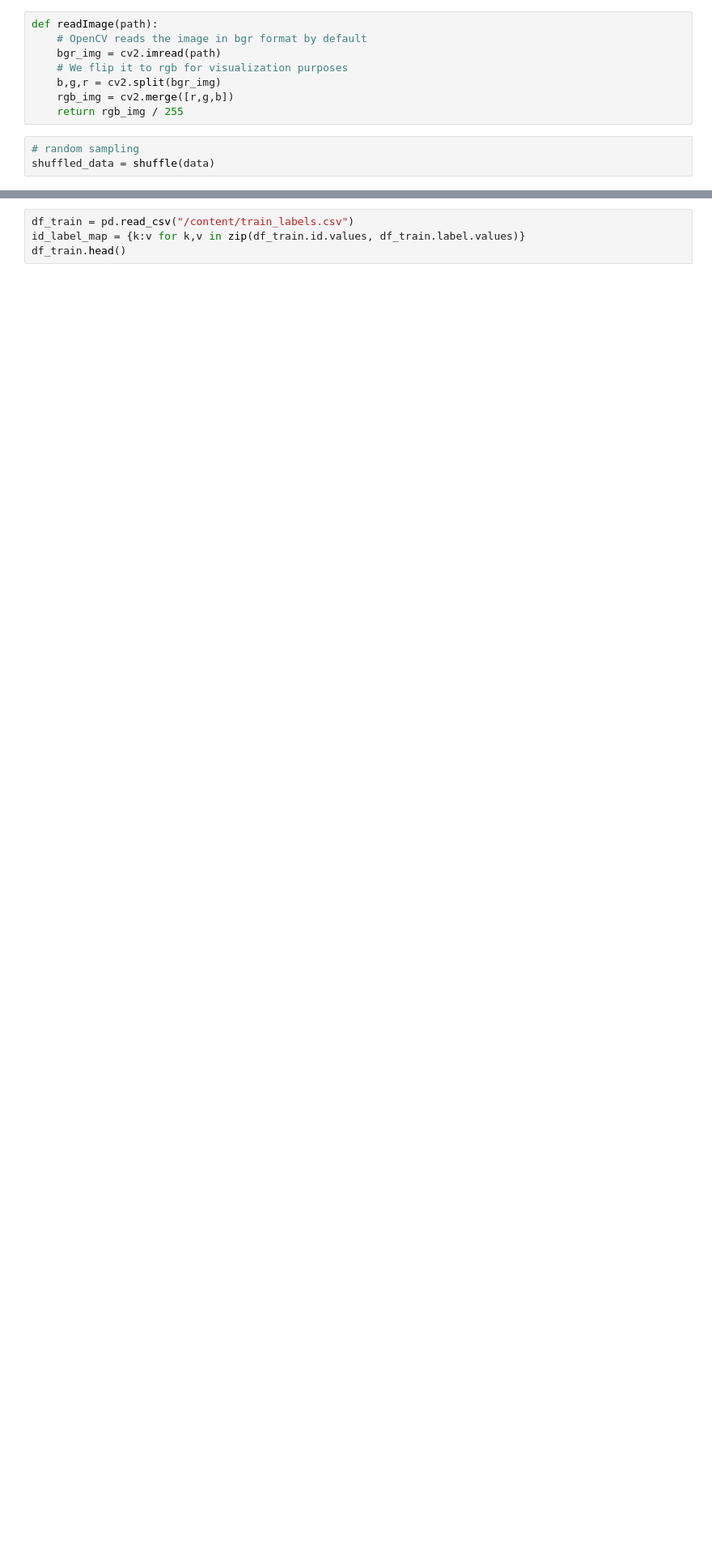
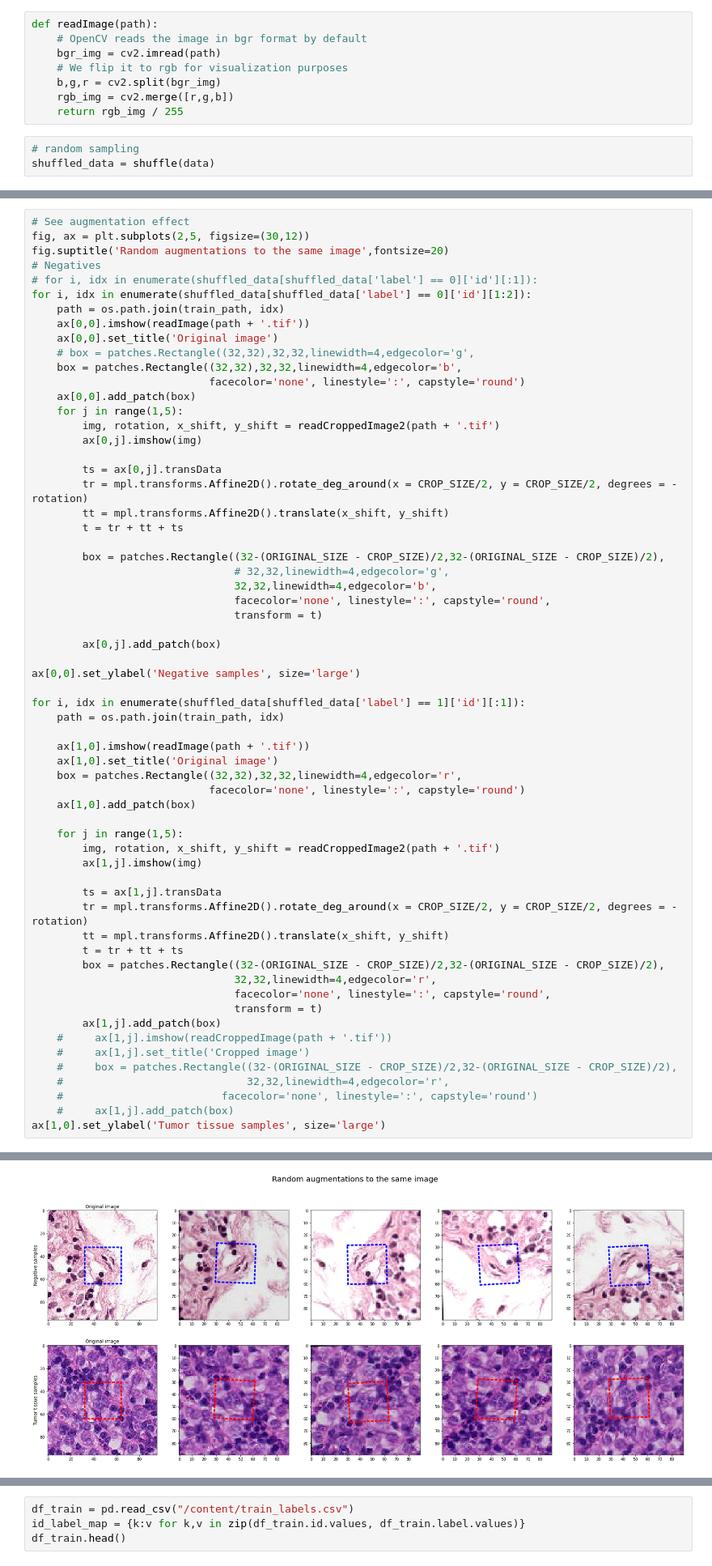
Before and after one commit to guoguolee88/Histopathologic-Cancer_Detection, a Jupyter notebook: KAGGLE_CANCER.ipynb, the cells around one changed output, grey strips where cells are left out. Shown at 81% size. Drawn from its saved outputs; the diff is of its cells as text; blank space fills up the shorter version.

```diff
--- a/KAGGLE_CANCER.ipynb
+++ b/KAGGLE_CANCER.ipynb
@@ -214,0 +532,63 @@ print(type(val_idx))
+# %%
+# See augmentation effect
+fig, ax = plt.subplots(2,5, figsize=(30,12))
+fig.suptitle('Random augmentations to the same image',fontsize=20)
+# Negatives
+# for i, idx in enumerate(shuffled_data[shuffled_data['label'] == 0]['id'][:1]):
+for i, idx in enumerate(shuffled_data[shuffled_data['label'] == 0]['id'][1:2]):
+    path = os.path.join(train_path, idx)
+    ax[0,0].imshow(readImage(path + '.tif'))
+    ax[0,0].set_title('Original image')
+    # box = patches.Rectangle((32,32),32,32,linewidth=4,edgecolor='g',
+    box = patches.Rectangle((32,32),32,32,linewidth=4,edgecolor='b',
+                            facecolor='none', linestyle=':', capstyle='round')
+    ax[0,0].add_patch(box)
+    for j in range(1,5):
+        img, rotation, x_shift, y_shift = readCroppedImage2(path + '.tif')
+        ax[0,j].imshow(img)
+
+        ts = ax[0,j].transData
+        tr = mpl.transforms.Affine2D().rotate_deg_around(x = CROP_SIZE/2, y = CROP_SIZE/2, degrees = -rotation)
+        tt = mpl.transforms.Affine2D().translate(x_shift, y_shift)
+        t = tr + tt + ts
+
+        box = patches.Rectangle((32-(ORIGINAL_SIZE - CROP_SIZE)/2,32-(ORIGINAL_SIZE - CROP_SIZE)/2),
+                                # 32,32,linewidth=4,edgecolor='g',
+                                32,32,linewidth=4,edgecolor='b',
+                                facecolor='none', linestyle=':', capstyle='round',
+                                transform = t)
+
+        ax[0,j].add_patch(box)
+
+ax[0,0].set_ylabel('Negative samples', size='large')
+
+for i, idx in enumerate(shuffled_data[shuffled_data['label'] == 1]['id'][:1]):
+    path = os.path.join(train_path, idx)
+
+    ax[1,0].imshow(readImage(path + '.tif'))
+    ax[1,0].set_title('Original image')
+    box = patches.Rectangle((32,32),32,32,linewidth=4,edgecolor='r',
+                            facecolor='none', linestyle=':', capstyle='round')
+    ax[1,0].add_patch(box)
+
+    for j in range(1,5):
+        img, rotation, x_shift, y_shift = readCroppedImage2(path + '.tif')
+        ax[1,j].imshow(img)
+
+        ts = ax[1,j].transData
+        tr = mpl.transforms.Affine2D().rotate_deg_around(x = CROP_SIZE/2, y = CROP_SIZE/2, degrees = -rotation)
+        tt = mpl.transforms.Affine2D().translate(x_shift, y_shift)
+        t = tr + tt + ts
+        box = patches.Rectangle((32-(ORIGINAL_SIZE - CROP_SIZE)/2,32-(ORIGINAL_SIZE - CROP_SIZE)/2),
+                                32,32,linewidth=4,edgecolor='r',
+                                facecolor='none', linestyle=':', capstyle='round',
+                                transform = t)
+        ax[1,j].add_patch(box)
+    #     ax[1,j].imshow(readCroppedImage(path + '.tif'))
+    #     ax[1,j].set_title('Cropped image')
+    #     box = patches.Rectangle((32-(ORIGINAL_SIZE - CROP_SIZE)/2,32-(ORIGINAL_SIZE - CROP_SIZE)/2),
+    #                             32,32,linewidth=4,edgecolor='r',
+    #                         facecolor='none', linestyle=':', capstyle='round')
+    #     ax[1,j].add_patch(box)
+ax[1,0].set_ylabel('Tumor tissue samples', size='large')
+# %% [output]
@@ -214,0 +596 @@ print(type(val_idx))
+[figure, added]
```
Also changed, not shown: parts of 52 cells of this notebook.
